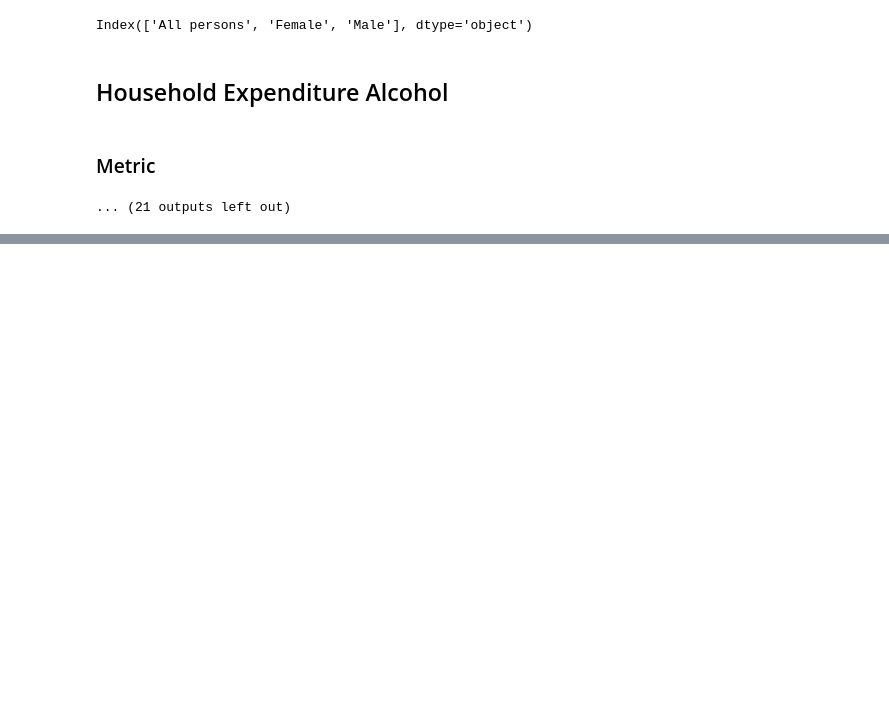
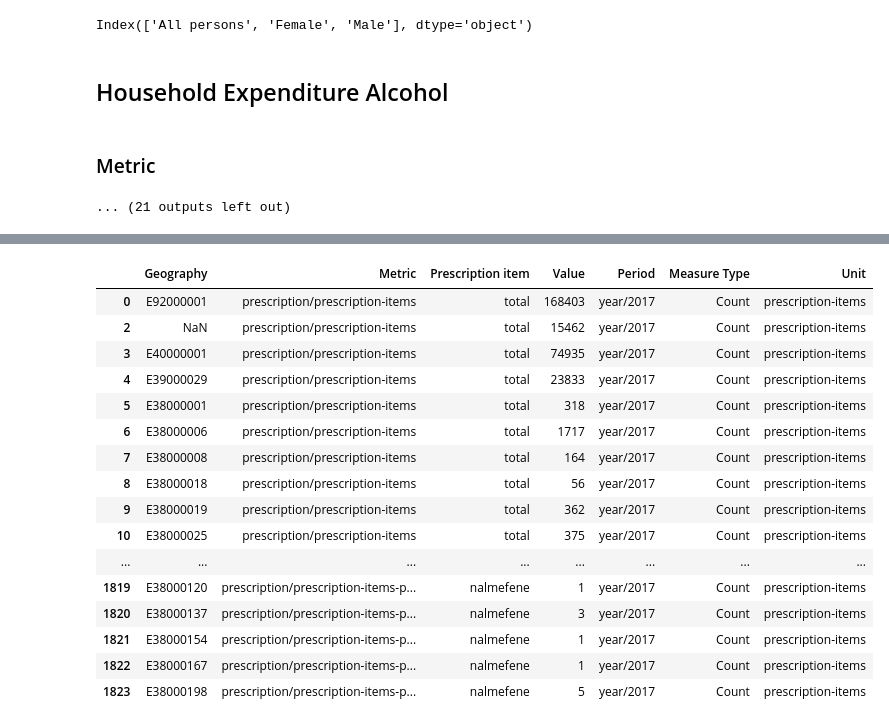
Before and after one commit to GSS-Cogs/NHS-Statistics-on-Alcohol-England, a Jupyter notebook: main.ipynb, the cells around one changed output, grey strips where cells are left out. Cells and saved outputs as stored; diff of their text form; code cells hidden in the pictures; blank space fills up the shorter version.

Commit message:
Tidy up each table in turn.

```diff
--- a/main.ipynb
+++ b/main.ipynb
@@ -167,7 +167,7 @@ titles = {}
 for (filename, table) in tables.items():
     match = title_years.match(filename)
     if match:
-        titles[filename] = match.group(1).replace('_', ' ')
+        titles[filename] = match.group(1).replace('_', ' ').strip()
         years = match.group(2)
         display(HTML(f'<h2>{titles[filename]}</h2>'))
         for col in table:
@@ -208,3 +208,77 @@ Index(['All persons', 'Female', 'Male'], dtype='object')
 Household Expenditure Alcohol
 Metric
 ... (21 outputs left out)
+# %%
+from pathlib import Path
+out = Path('out')
+out.mkdir(exist_ok=True)
+
+for (filename, table) in tables.items():
+    title = titles[filename]
+    if title == 'Alcohol Affordability':
+        table['Period'] = table['Year'].map(lambda x: f'year/{x}')
+        table = table.drop(columns='Year')
+        table['Revision'] = table['Metric'].map(
+            lambda x: 'revised' if x.endswith(' (revised)') else 'original-value')
+        table['Metric'].cat.categories = table['Metric'].cat.categories.map(
+            lambda x: 'alcohol-afforability/' +
+            pathify(x[:-len(" (revised)")] if x.endswith(" (revised)") else x))
+        table['Measure Type'] = 'Ratio'
+        table['Unit'] = 'index'
+    elif title == 'Alcohol Specific Deaths':
+        table['Period'] = table['Year'].map(lambda x: f'year/{x}')
+        table['Underlying Cause of Death'] = table['ICD10_Code'].map(
+            lambda x: pathify(x) if x != 'Total' else 'all-alcohol-related-deaths')
+        table = table.drop(columns=['Year', 'ICD10_Code', 'ICD10_Description'])
+        table['Metric'].cat.categories = table['Metric'].cat.categories.map(
+            lambda x: f'alcohol-specific-deaths/{pathify(x)}')
+        table['Measure Type'] = 'Count'
+        table['Unit'] = 'deaths'
+    elif title == 'Household Expenditure Alcohol':
+        table['Period'] = table['Year'].map(lambda x: f'year/{x}')
+        table['Metric'].cat.categories = table['Metric'].cat.categories.map(
+            lambda x: f'household-expenditure/{pathify(x)}')
+        table = table.drop(columns=['Year', 'Unnamed: 3', 'Unnamed: 4'])
+        table['Measure Type'] = 'Household expenditure'
+        table['Unit'] = table['Metric'].map(
+            lambda x: 'percent' if 'percentage' in x else 'gbp')
+    elif title == 'Prescription Items Community':
+        table['Period'] = table['Year'].map(lambda x: f'year/{x}')
+        table.rename(columns={
+            'Metric_Primary': 'Metric',
+            'Metric_Secondary': 'Prescription item'}, inplace=True)
+        table['Unit'] = table['Metric'].map(
+            lambda x: 'gdp' if x.endswith('(£)') else 'gbp-thousands' if x.endswith('(£ 000s)') else 'prescription-items')
+        table['Metric'].cat.rename_categories({
+            'Average Net Ingredient Cost per item (£)': 'prescriptions/average-net-ingredient-cost-per-item',
+            'Net Ingredient Cost (£ 000s)': 'prescriptions/net-ingredient-cost',
+            'Prescribed in NHS hospitals': 'prescriptions/prescribed-in-nhs-hospitals',
+            'Prescribed in primary care': 'prescriptions/prescribed-in-primary-care',
+            'Prescription Items - All Settings': 'prescriptions/all-prescription-settings'
+        }, inplace=True)
+        table['Prescription item'].cat.rename_categories(pathify, inplace=True)
+        table = table.drop(columns=['Year'])
+        table['Measure Type'] = table['Unit'].map(
+            lambda x: 'Count' if x == 'prescription-items' else 'GBP Total')
+    elif title == 'Prescription Items Region':
+        table['Period'] = table['Year'].map(lambda x: f'year/{x}')
+        table.rename(columns={
+            'ONS_Code': 'Geography',
+            'Metric_Primary': 'Metric',
+            'Metric_Secondary': 'Prescription item'
+        }, inplace=True)
+        table.drop(table[(table['Geography'] == 'XXXXXXXX') | (table['Geography'] == '')].index, inplace=True)
+        table['Metric'].cat.rename_categories(
+            lambda x: f'prescription/{pathify(x)}', inplace=True)
+        table['Prescription item'].cat.rename_categories(pathify, inplace=True)
+        table = table.drop(columns=['Year', 'Org_Code', 'Org_Name'])
+        table['Measure Type'] = 'Count'
+        table['Unit'] = 'prescription-items'
+    else:
+        continue
+    display(HTML(f'<h2>{title}</h2>'))
+    display(table)
+    table.to_csv(out / f'{pathify(title)}.csv', index = False)
+    schema = CSVWSchema('https://ons-opendata.github.io/ref_alcohol/')
+    schema.create(out / f'{pathify(title)}.csv', out / f'{pathify(title)}.csv-schema.json')
+# %% [output]
@@ -210,0 +361,17 @@ Metric
+|  | Geography | Metric | Prescription item | Value | Period | Measure Type | Unit |
+| 0 | E92000001 | prescription/prescription-items | total | 168403 | year/2017 | Count | prescription-items |
+| 2 | NaN | prescription/prescription-items | total | 15462 | year/2017 | Count | prescription-items |
+| 3 | E40000001 | prescription/prescription-items | total | 74935 | year/2017 | Count | prescription-items |
+| 4 | E39000029 | prescription/prescription-items | total | 23833 | year/2017 | Count | prescription-items |
+| 5 | E38000001 | prescription/prescription-items | total | 318 | year/2017 | Count | prescription-items |
+| 6 | E38000006 | prescription/prescription-items | total | 1717 | year/2017 | Count | prescription-items |
+| 7 | E38000008 | prescription/prescription-items | total | 164 | year/2017 | Count | prescription-items |
+| 8 | E38000018 | prescription/prescription-items | total | 56 | year/2017 | Count | prescription-items |
+| 9 | E38000019 | prescription/prescription-items | total | 362 | year/2017 | Count | prescription-items |
+| 10 | E38000025 | prescription/prescription-items | total | 375 | year/2017 | Count | prescription-items |
+| ... | ... | ... | ... | ... | ... | ... | ... |
+| 1819 | E38000120 | prescription/prescription-items-p... | nalmefene | 1 | year/2017 | Count | prescription-items |
+| 1820 | E38000137 | prescription/prescription-items-p... | nalmefene | 3 | year/2017 | Count | prescription-items |
+| 1821 | E38000154 | prescription/prescription-items-p... | nalmefene | 1 | year/2017 | Count | prescription-items |
+| 1822 | E38000167 | prescription/prescription-items-p... | nalmefene | 1 | year/2017 | Count | prescription-items |
+| 1823 | E38000198 | prescription/prescription-items-p... | nalmefene | 5 | year/2017 | Count | prescription-items |
```
Also changed, not shown: parts of 1 cell of this notebook.
